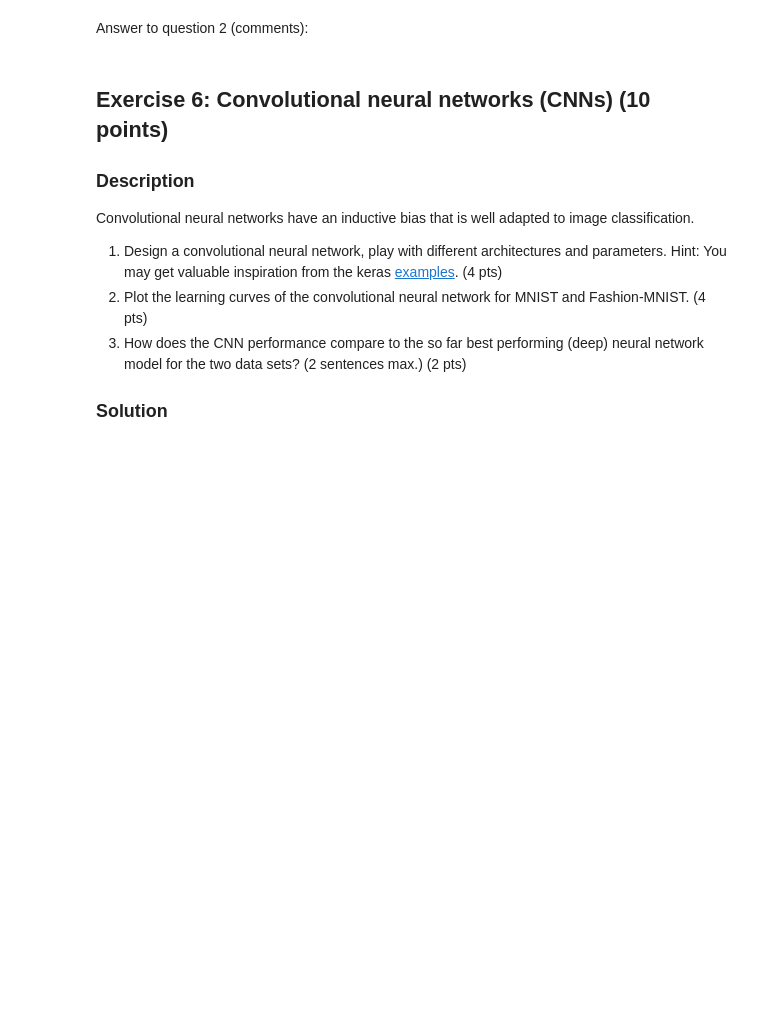
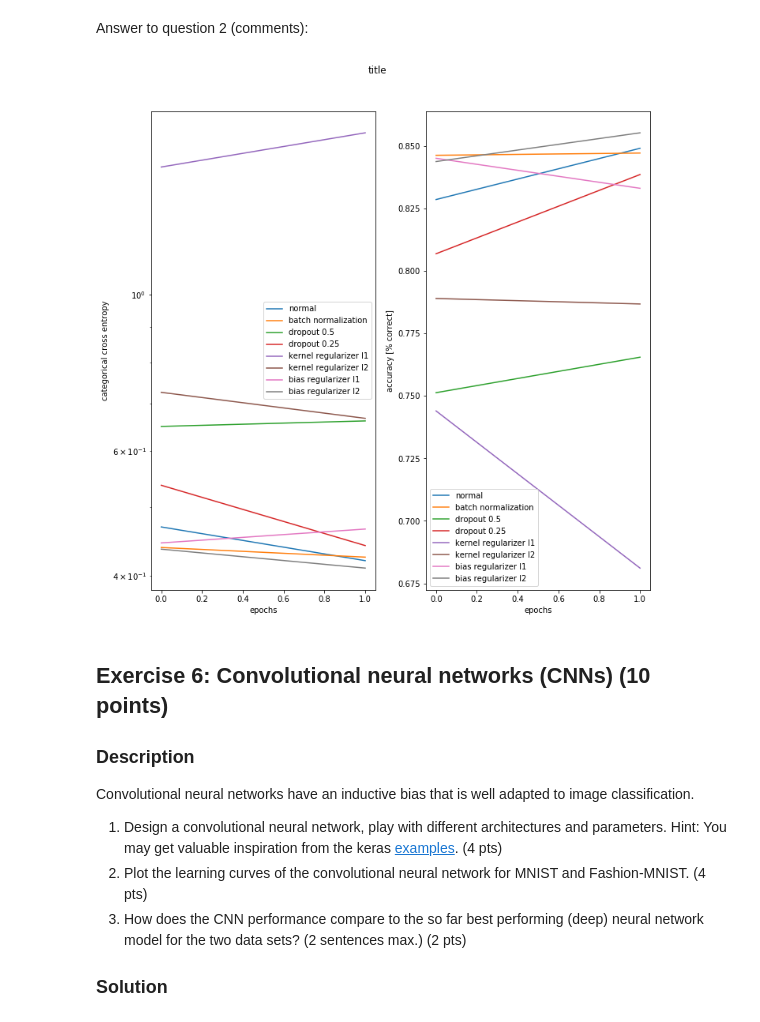
Before and after one commit to girotomas/ANN, a Jupyter notebook: miniproject1.ipynb, the cells around one changed output. Saved outputs shown, nothing was run; the diff lists cells and outputs as text; code cells hidden in the pictures; blank space fills up the shorter version.

Commit message:
open ex 5 in codelab

```diff
--- a/miniproject1.ipynb
+++ b/miniproject1.ipynb
@@ -712,6 +713,7 @@ models=[
 
 ]
 
+historys=[]
 for model_key in range(len(models)):
     adam5 = keras.optimizers.Adam(lr=0.01, beta_1=0.9, beta_2=0.999)
     models[model_key].compile(optimizer=adam5,
@@ -723,6 +725,11 @@ for model_key in range(len(models)):
 
     with open('./5/'+str(dataset)+'/'+str(model_key)+'.json', 'w') as outfile:
         json.dump(h.history, outfile)
+
+    historys+=[h.history]
+
+with open('./5/historys.json', 'w') as outfile:
+    json.dump(historys, outfile)
 # %% [output]
 Train on 60000 samples, validate on 10000 samples
 Epoch 1/2
@@ -744,5 +751,31 @@ Epoch 2/2
 # %% [markdown]
 Answer to question 2 (comments):
+# %%
+############ 5 ##################
+#plot the data
+
+
+with open('./5/historys.json', 'r') as infile:
+    historys=json.load(infile)
+
+with open('./5/model_names.json', 'r') as infile:
+    model_names=json.load(infile)
+
+def multiple_comparison_plot(historys, model_names, title, training_or_validation='validation'):
+    fig, ax1, ax2 = prepare_standardplot(title, "epochs")
+    loss_key= 'val_loss' if training_or_validation=='validation' else 'loss'
+    acc_key= 'val_acc' if training_or_validation=='validation' else 'acc'
+
+    for model_key in range(len(historys)):
+        ax1.plot(historys[model_key][loss_key], label=model_names[model_key])
+        ax2.plot(historys[model_key][acc_key], label=model_names[model_key])
+    fig.set_size_inches(10,10)
+    finalize_standardplot(fig, ax1, ax2)
+
+
+multiple_comparison_plot(historys, model_names,'title', training_or_validation='validation' )
+# %% [output]
+[figure, added]
 # %% [markdown]
 ## Exercise 6: Convolutional neural networks (CNNs) (10 points)
 
```
Also changed, not shown: parts of 2 cells of this notebook, 10 other files.
